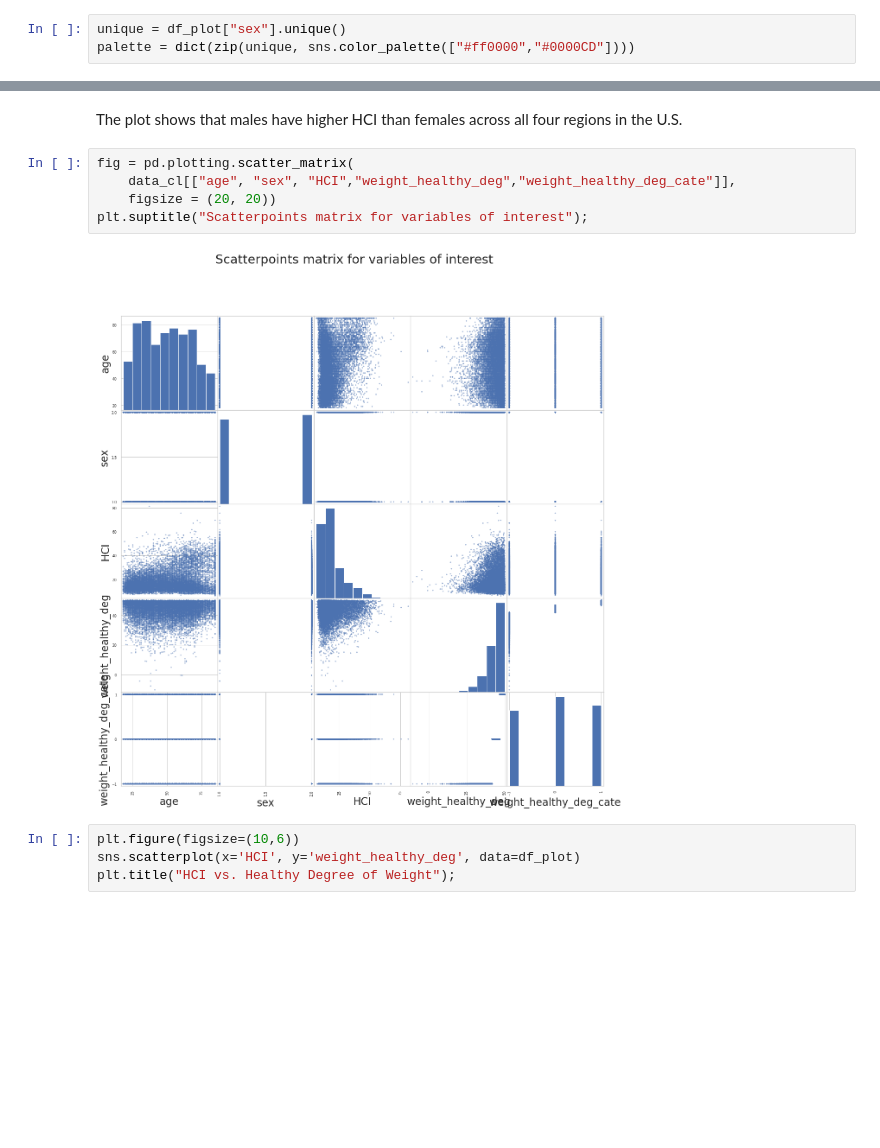
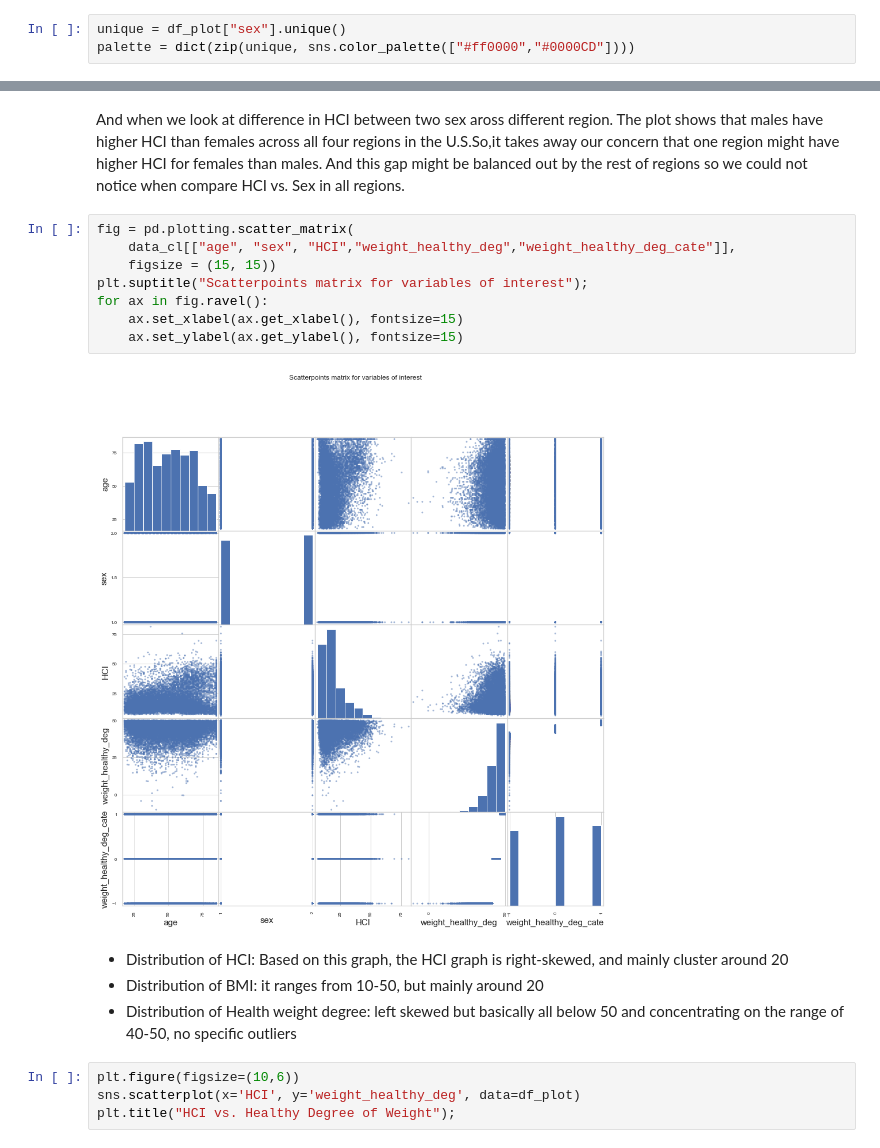
Before and after one commit to RosiePeng1/COGS108-Project, a Jupyter notebook: EDACheckpointGroup_Sp23_cogs108project.ipynb, the cells around one changed output, grey strips where cells are left out. Saved outputs shown, nothing was run; the diff lists cells and outputs as text; blank space fills up the shorter version.

```diff
--- a/EDACheckpointGroup_Sp23_cogs108project.ipynb
+++ b/EDACheckpointGroup_Sp23_cogs108project.ipynb
@@ -511,12 +511,19 @@ plt.title("HCI vs. Region by Sex");
-# %% [markdown]
-The plot shows that males have higher HCI than females across all four regions in the U.S.
+# %% [markdown]
+And when we look at difference in HCI between two sex aross different region. The plot shows that males have higher HCI than females across all four regions in the U.S.So,it takes away our concern that one region might have higher HCI for females than males. And this gap might be balanced out by the rest of regions so we could not notice when compare HCI vs. Sex in all regions.
 # %%
 fig = pd.plotting.scatter_matrix(
     data_cl[["age", "sex", "HCI","weight_healthy_deg","weight_healthy_deg_cate"]],
-    figsize = (20, 20))
+    figsize = (15, 15))
 plt.suptitle("Scatterpoints matrix for variables of interest");
+for ax in fig.ravel():
+    ax.set_xlabel(ax.get_xlabel(), fontsize=15)
+    ax.set_ylabel(ax.get_ylabel(), fontsize=15)
 # %% [output]
-[figure, old version]
+[figure, new version]
+# %% [markdown]
+* Distribution of HCI: Based on this graph, the HCI graph is right-skewed, and mainly cluster around 20
+* Distribution of BMI: it ranges from 10-50, but mainly around 20
+* Distribution of Health weight degree: left skewed but basically all below 50 and concentrating on the range of 40-50, no specific outliers
 # %%
 plt.figure(figsize=(10,6))
 sns.scatterplot(x='HCI', y='weight_healthy_deg', data=df_plot)
```
Also changed, not shown: parts of 11 cells of this notebook.
